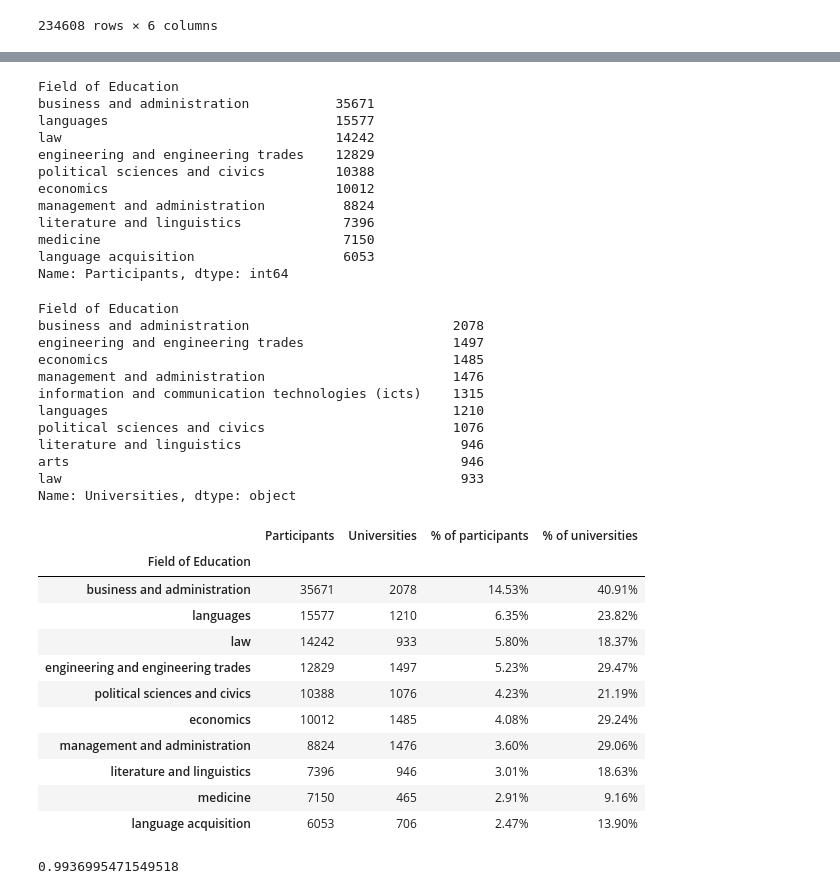
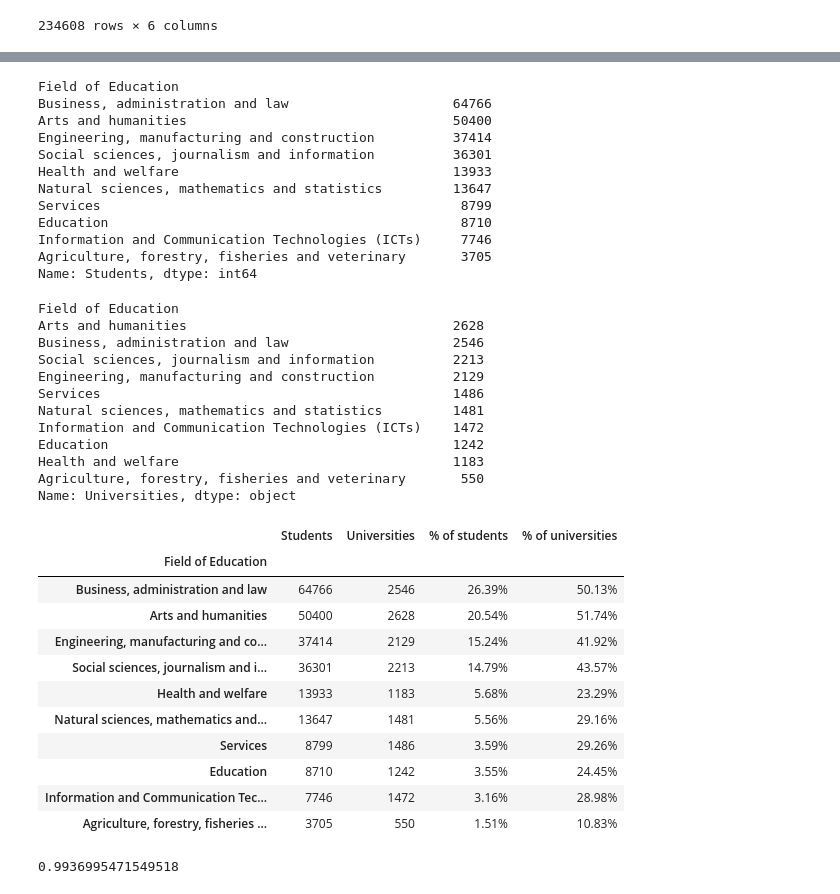
Before and after one commit to FilippoBragato/ErasmusMobilityStudy, a Jupyter notebook: FieldOfEducation.ipynb, the cells around one changed output, grey strips where cells are left out. Cells and saved outputs as stored; diff of their text form; code cells hidden in the pictures.

```diff
--- a/FieldOfEducation.ipynb
+++ b/FieldOfEducation.ipynb
@@ -80,0 +99,2 @@ print(np.sort(mobility_df['Field of Education'].unique()))
+# %%
+mobility_df['Field of Education'] = mobility_df['Field of Education'].apply(standard_field)
@@ -81,20 +117,21 @@ print(np.sort(mobility_df['Field of Education'].unique()))
 # %%
 field_count = mobility_df.groupby('Field of Education')['Participants'].sum()
 field_count.sort_values(inplace=True, ascending=False)
-field_count.head(10)
+field_count.name = 'Students'
+field_count
 # %% [output]
 Field of Education
-business and administration           35671
-languages                             15577
-law                                   14242
-engineering and engineering trades    12829
-political sciences and civics         10388
-economics                             10012
-management and administration          8824
-literature and linguistics             7396
-medicine                               7150
-language acquisition                   6053
-Name: Participants, dtype: int64
+Business, administration and law                     64766
+Arts and humanities                                  50400
+Engineering, manufacturing and construction          37414
+Social sciences, journalism and information          36301
+Health and welfare                                   13933
+Natural sciences, mathematics and statistics         13647
+Services                                              8799
+Education                                             8710
+Information and Communication Technologies (ICTs)     7746
+Agriculture, forestry, fisheries and veterinary       3705
+Name: Students, dtype: int64
 # %%
 field_uni_s = mobility_df.groupby('Field of Education')['Sending Organization'].unique()
 field_uni_r = mobility_df.groupby('Field of Education')['Receiving Organization'].unique()
@@ -102,43 +139,43 @@ for i in range(len(field_uni_s)):
     field_uni_s[i] = len(set(field_uni_s[i]) | set(field_uni_r[i]))
 field_uni = field_uni_s.sort_values(ascending=False)
 field_uni.name = 'Universities'
-field_uni.head(10)
+field_uni
 # %% [output]
 Field of Education
-business and administration                          2078
-engineering and engineering trades                   1497
-economics                                            1485
-management and administration                        1476
-information and communication technologies (icts)    1315
-languages                                            1210
-political sciences and civics                        1076
-literature and linguistics                            946
-arts                                                  946
-law                                                   933
+Arts and humanities                                  2628
+Business, administration and law                     2546
+Social sciences, journalism and information          2213
+Engineering, manufacturing and construction          2129
+Services                                             1486
+Natural sciences, mathematics and statistics         1481
+Information and Communication Technologies (ICTs)    1472
+Education                                            1242
+Health and welfare                                   1183
+Agriculture, forestry, fisheries and veterinary       550
 Name: Universities, dtype: object
 # %%
 fields_data = pd.concat([field_count, field_uni], axis=1)
-fields_data['% of participants'] = 100 * fields_data['Participants'] / mobility_df['Participants'].sum()
-fields_data['% of participants'] = fields_data['% of participants'].apply(lambda x: '{:.2f}%'.format(x))
+fields_data['% of students'] = 100 * fields_data['Students'] / mobility_df['Participants'].sum()
+fields_data['% of students'] = fields_data['% of students'].apply(lambda x: '{:.2f}%'.format(x))
 
 tot_uni = len(set(mobility_df['Sending Organization'].unique()) | set(mobility_df['Receiving Organization'].unique()))
 fields_data['% of universities'] = 100 * fields_data['Universities'] / tot_uni
 fields_data['% of universities'] = fields_data['% of universities'].apply(lambda x: '{:.2f}%'.format(x))
 
-fields_data.head(10)
+fields_data
 # %% [output]
-|  | Participants | Universities | % of participants | % of universities |
+|  | Students | Universities | % of students | % of universities |
 | Field of Education |  |  |  |  |
-| business and administration | 35671 | 2078 | 14.53% | 40.91% |
-| languages | 15577 | 1210 | 6.35% | 23.82% |
-| law | 14242 | 933 | 5.80% | 18.37% |
-| engineering and engineering trades | 12829 | 1497 | 5.23% | 29.47% |
-| political sciences and civics | 10388 | 1076 | 4.23% | 21.19% |
-| economics | 10012 | 1485 | 4.08% | 29.24% |
-| management and administration | 8824 | 1476 | 3.60% | 29.06% |
-| literature and linguistics | 7396 | 946 | 3.01% | 18.63% |
-| medicine | 7150 | 465 | 2.91% | 9.16% |
-| language acquisition | 6053 | 706 | 2.47% | 13.90% |
+| Business, administration and law | 64766 | 2546 | 26.39% | 50.13% |
+| Arts and humanities | 50400 | 2628 | 20.54% | 51.74% |
+| Engineering, manufacturing and co... | 37414 | 2129 | 15.24% | 41.92% |
+| Social sciences, journalism and i... | 36301 | 2213 | 14.79% | 43.57% |
+| Health and welfare | 13933 | 1183 | 5.68% | 23.29% |
+| Natural sciences, mathematics and... | 13647 | 1481 | 5.56% | 29.16% |
+| Services | 8799 | 1486 | 3.59% | 29.26% |
+| Education | 8710 | 1242 | 3.55% | 24.45% |
+| Information and Communication Tec... | 7746 | 1472 | 3.16% | 28.98% |
+| Agriculture, forestry, fisheries ... | 3705 | 550 | 1.51% | 10.83% |
 # %%
 nodes = np.array(list(set.union(set(mobility_df.loc[:, mobility_df.columns[0]]), set(mobility_df.loc[:, mobility_df.columns[1]]))))
 node_position = {}
```
Also changed, not shown: parts of 10 cells of this notebook, 2 other files.
